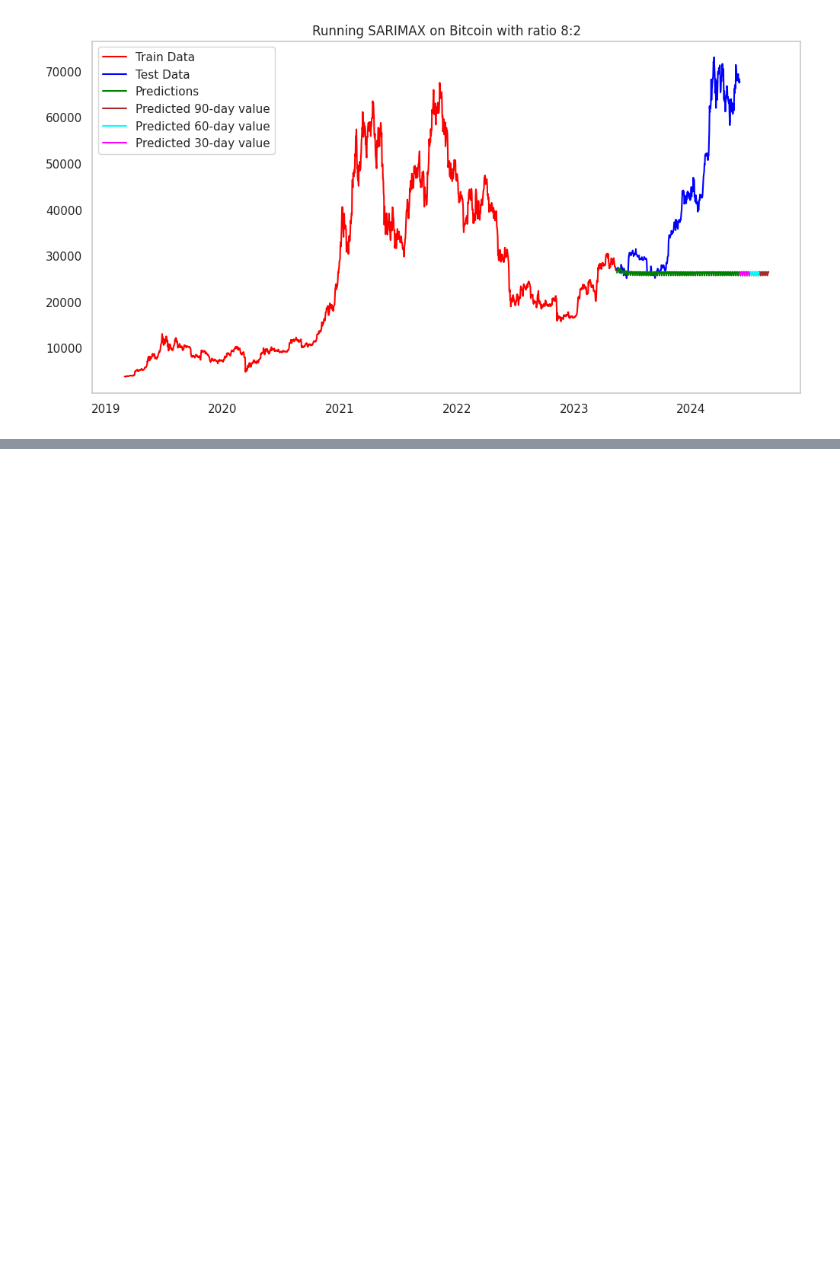
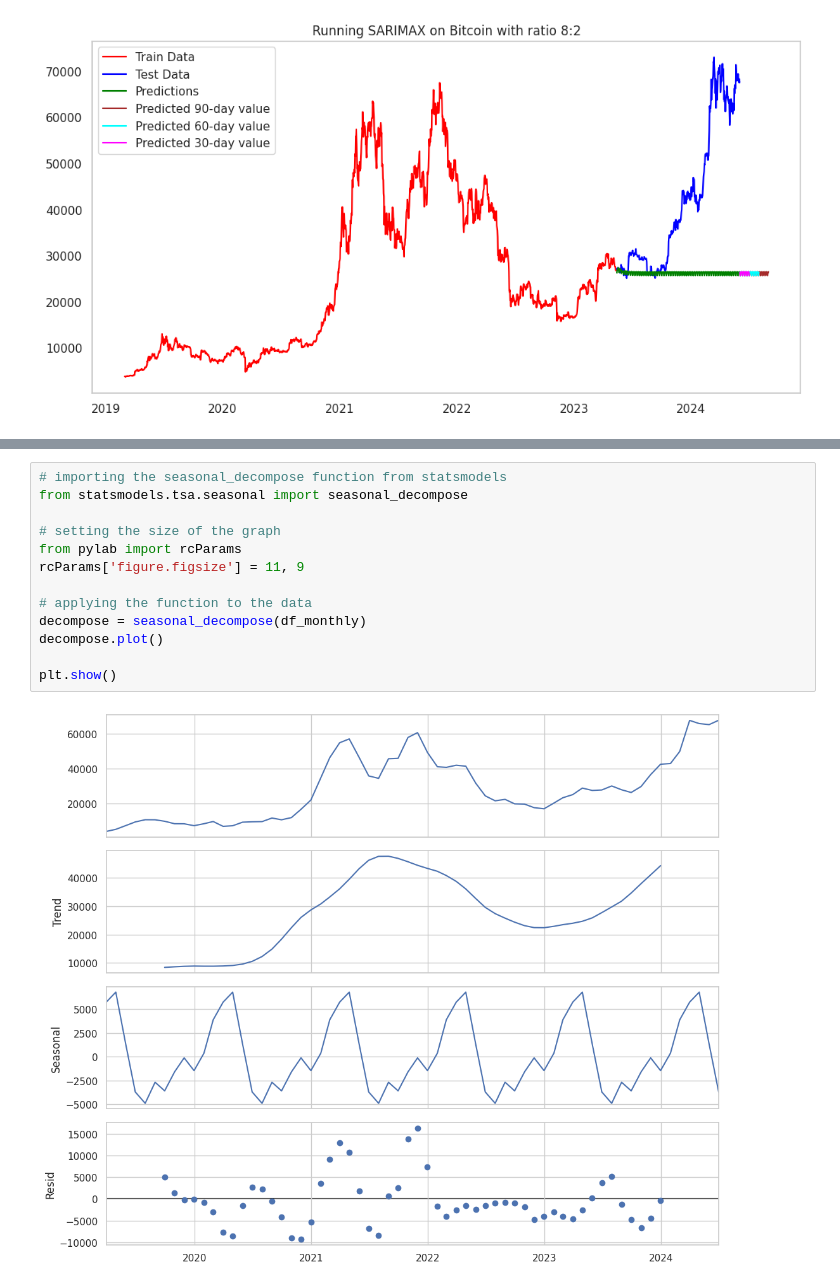
Before and after one commit to vmhoang1703/IS403-Project-Group13, a Jupyter notebook: Ethereum/SARIMAX_BTC_64_73_82.ipynb, the cells around one changed output, grey strips where cells are left out. Saved outputs shown, nothing was run; the diff lists cells and outputs as text; blank space fills up the shorter version.

```diff
--- a/Ethereum/SARIMAX_BTC_64_73_82.ipynb
+++ b/Ethereum/SARIMAX_BTC_64_73_82.ipynb
@@ -1607,0 +1485,15 @@ plt.show()
+# %%
+# importing the seasonal_decompose function from statsmodels
+from statsmodels.tsa.seasonal import seasonal_decompose
+
+# setting the size of the graph
+from pylab import rcParams
+rcParams['figure.figsize'] = 11, 9
+
+# applying the function to the data
+decompose = seasonal_decompose(df_monthly)
+decompose.plot()
+
+plt.show()
+# %% [output]
+[figure, added]
```
Also changed, not shown: parts of 104 cells of this notebook.
